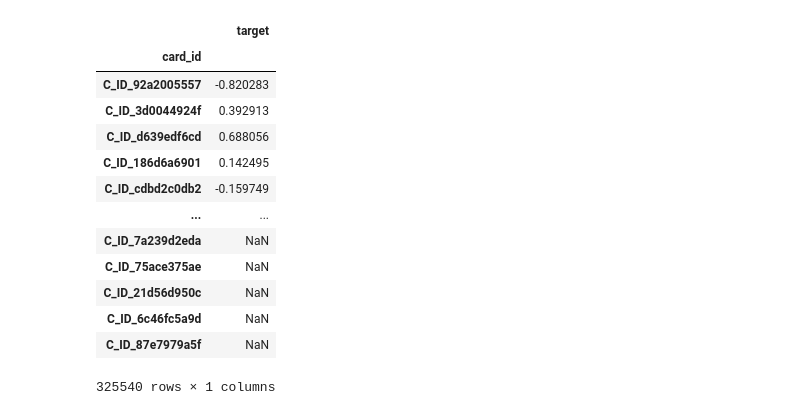
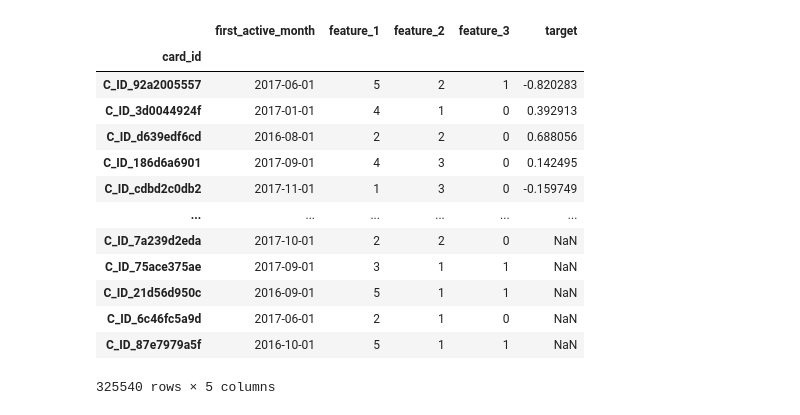
Before and after one commit to GarrisonD/elo-competition, a Jupyter notebook: notebooks/3-Feature-scaling.ipynb, the cells around one changed output. Cells and saved outputs as stored; diff of their text form; code cells hidden in the pictures.

```diff
--- a/notebooks/3-Feature-scaling.ipynb
+++ b/notebooks/3-Feature-scaling.ipynb
@@ -103,10 +226,18 @@ Read data about _train_ and _test_ customers:
 # %%
-train_df = pd.read_csv(f'{DATA_PATH}/raw/train.csv', usecols=['card_id', 'target'])
-test_df  = pd.read_csv(f'{DATA_PATH}/raw/test.csv',  usecols=['card_id'])
+train_df = pd.read_feather(f"{SOURCE_PATH}/train.feather")
+test_df = pd.read_feather(f"{SOURCE_PATH}/test.feather")
 
-%time customers_df = pd.concat([train_df, test_df], sort=False)
+card_owners_df = pd.concat(
+    [
+        train_df,
+        test_df,
+    ],
+    ignore_index=True,
+    copy=False,
+    sort=False,
+)
 
-%time customers_df = customers_df.set_index('card_id')
+%time card_owners_df.set_index("card_id", inplace=True)
 
-display(customers_df)
+display(card_owners_df)
 # %% [output]
@@ -117,16 +246,16 @@ Wall time: 20.2 ms
-|  | target |
-| card_id |  |
-| C_ID_92a2005557 | -0.820283 |
-| C_ID_3d0044924f | 0.392913 |
-| C_ID_d639edf6cd | 0.688056 |
-| C_ID_186d6a6901 | 0.142495 |
-| C_ID_cdbd2c0db2 | -0.159749 |
-| ... | ... |
-| C_ID_7a239d2eda | NaN |
-| C_ID_75ace375ae | NaN |
-| C_ID_21d56d950c | NaN |
-| C_ID_6c46fc5a9d | NaN |
-| C_ID_87e7979a5f | NaN |
+|  | first_active_month | feature_1 | feature_2 | feature_3 | target |
+| card_id |  |  |  |  |  |
+| C_ID_92a2005557 | 2017-06-01 | 5 | 2 | 1 | -0.820283 |
+| C_ID_3d0044924f | 2017-01-01 | 4 | 1 | 0 | 0.392913 |
+| C_ID_d639edf6cd | 2016-08-01 | 2 | 2 | 0 | 0.688056 |
+| C_ID_186d6a6901 | 2017-09-01 | 4 | 3 | 0 | 0.142495 |
+| C_ID_cdbd2c0db2 | 2017-11-01 | 1 | 3 | 0 | -0.159749 |
+| ... | ... | ... | ... | ... | ... |
+| C_ID_7a239d2eda | 2017-10-01 | 2 | 2 | 0 | NaN |
+| C_ID_75ace375ae | 2017-09-01 | 3 | 1 | 1 | NaN |
+| C_ID_21d56d950c | 2016-09-01 | 5 | 1 | 1 | NaN |
+| C_ID_6c46fc5a9d | 2017-06-01 | 2 | 1 | 0 | NaN |
+| C_ID_87e7979a5f | 2016-10-01 | 5 | 1 | 1 | NaN |
-325540 rows × 1 columns
+325540 rows × 5 columns
 # %%
 def process_customer_transactions_df(df):
```
Also changed, not shown: parts of 21 cells of this notebook, 36 other files.
